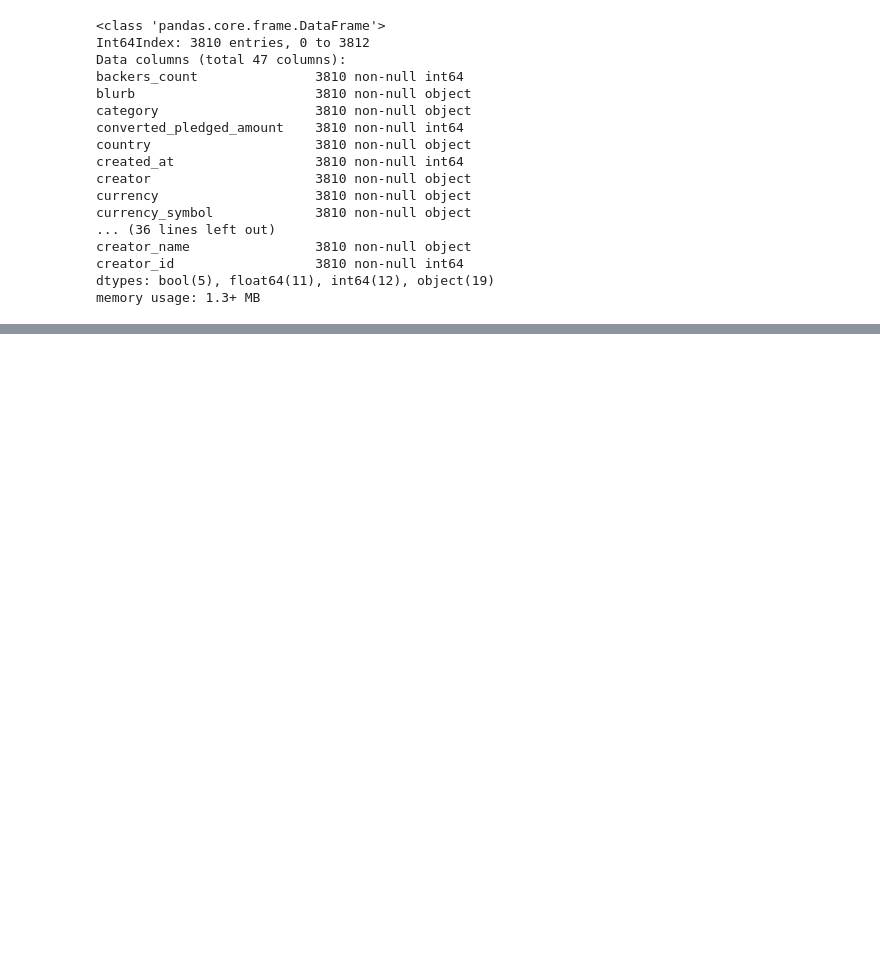
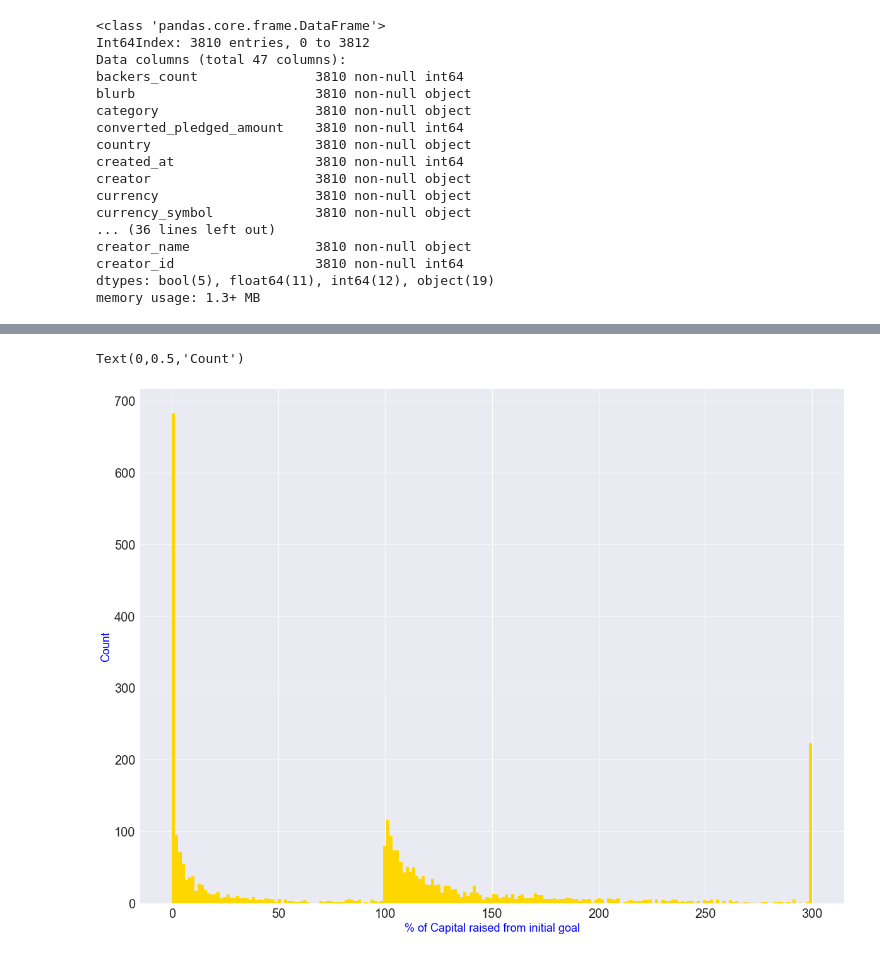
Before and after one commit to etoister/Kickstarter, a Jupyter notebook: Kicker Oracle.ipynb, the cells around one changed output, grey strips where cells are left out. Cells and saved outputs as stored; diff of their text form; code cells hidden in the pictures; blank space fills up the shorter version.

```diff
--- a/Kicker Oracle.ipynb
+++ b/Kicker Oracle.ipynb
@@ -189,0 +207,8 @@ memory usage: 1.0+ MB
+# %%
+PP=np.clip(data['pledge_perc'], 0, 300)
+fig=PP.hist(bins = 200, figsize = (20,15),color='gold')
+fig.set_xlabel("% of Capital raised from initial goal",fontsize=18,color='b')
+fig.set_ylabel("Count",fontsize=18,color='b')
+# %% [output]
+Text(0,0.5,'Count')
+[figure, added]
```
Also changed, not shown: parts of 4 cells of this notebook, 5 other files.
